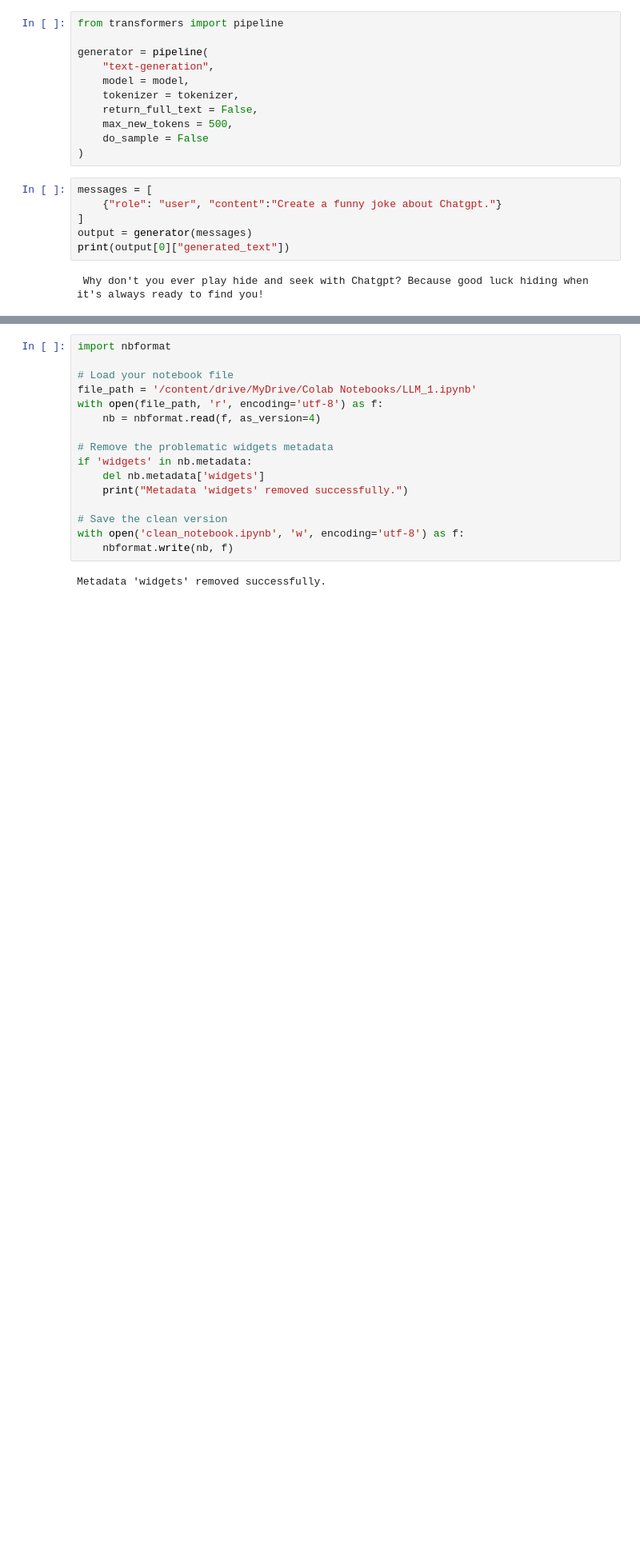
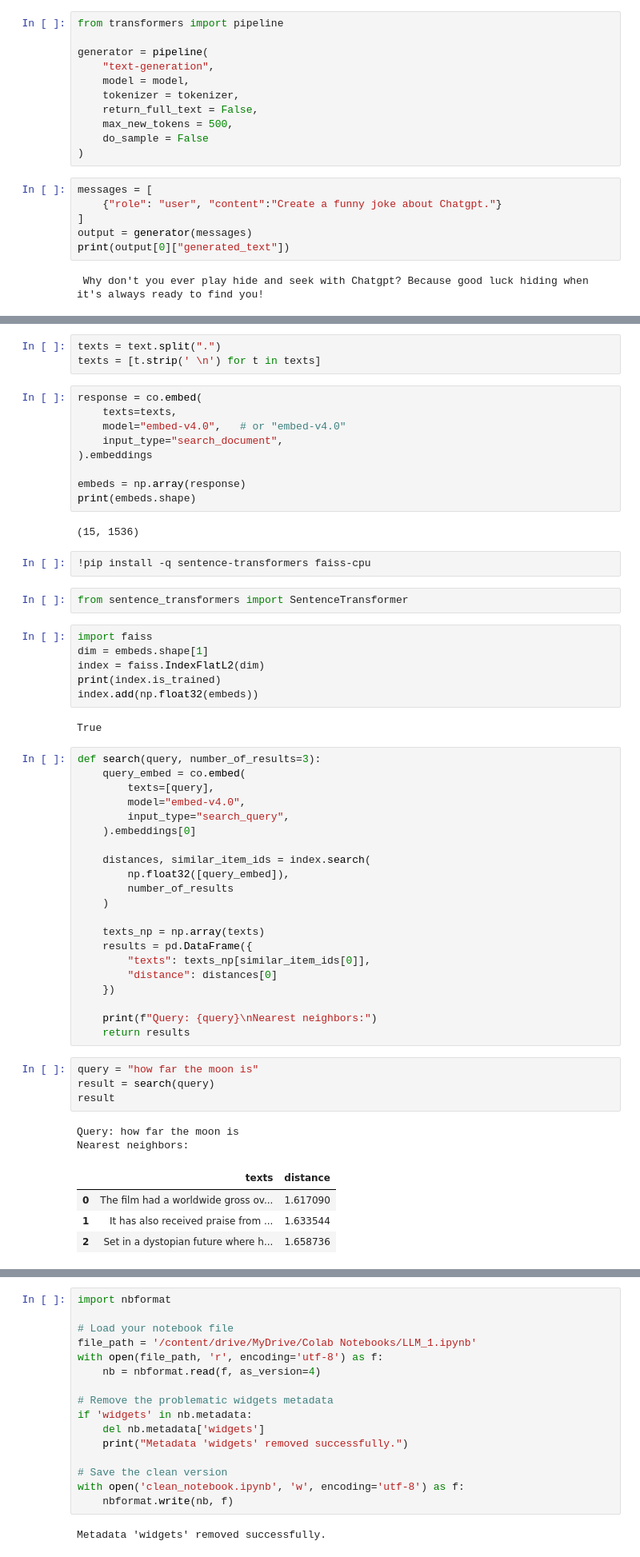
Before and after one commit to Numanur/llm-practice, a Jupyter notebook: LLM_1.ipynb, the cells around one changed output, grey strips where cells are left out. Shown at 80% size. Drawn from its saved outputs; the diff is of its cells as text; blank space fills up the shorter version.

```diff
--- a/LLM_1.ipynb
+++ b/LLM_1.ipynb
@@ -65,0 +135,58 @@ print(output[0]["generated_text"])
+# %%
+texts = text.split(".")
+texts = [t.strip(' \n') for t in texts]
+# %%
+response = co.embed(
+    texts=texts,
+    model="embed-v4.0",   # or "embed-v4.0"
+    input_type="search_document",
+).embeddings
+
+embeds = np.array(response)
+print(embeds.shape)
+# %% [output]
+(15, 1536)
+# %%
+!pip install -q sentence-transformers faiss-cpu
+# %%
+from sentence_transformers import SentenceTransformer
+# %%
+import faiss
+dim = embeds.shape[1]
+index = faiss.IndexFlatL2(dim)
+print(index.is_trained)
+index.add(np.float32(embeds))
+# %% [output]
+True
+# %%
+def search(query, number_of_results=3):
+    query_embed = co.embed(
+        texts=[query],
+        model="embed-v4.0",
+        input_type="search_query",
+    ).embeddings[0]
+
+    distances, similar_item_ids = index.search(
+        np.float32([query_embed]),
+        number_of_results
+    )
+
+    texts_np = np.array(texts)
+    results = pd.DataFrame({
+        "texts": texts_np[similar_item_ids[0]],
+        "distance": distances[0]
+    })
+
+    print(f"Query: {query}\nNearest neighbors:")
+    return results
+# %%
+query = "how far the moon is"
+result = search(query)
+result
+# %% [output]
+Query: how far the moon is
+Nearest neighbors:
+|  | texts | distance |
+| 0 | The film had a worldwide gross ov... | 1.617090 |
+| 1 | It has also received praise from ... | 1.633544 |
+| 2 | Set in a dystopian future where h... | 1.658736 |
```
Also changed, not shown: parts of 10 cells of this notebook.
